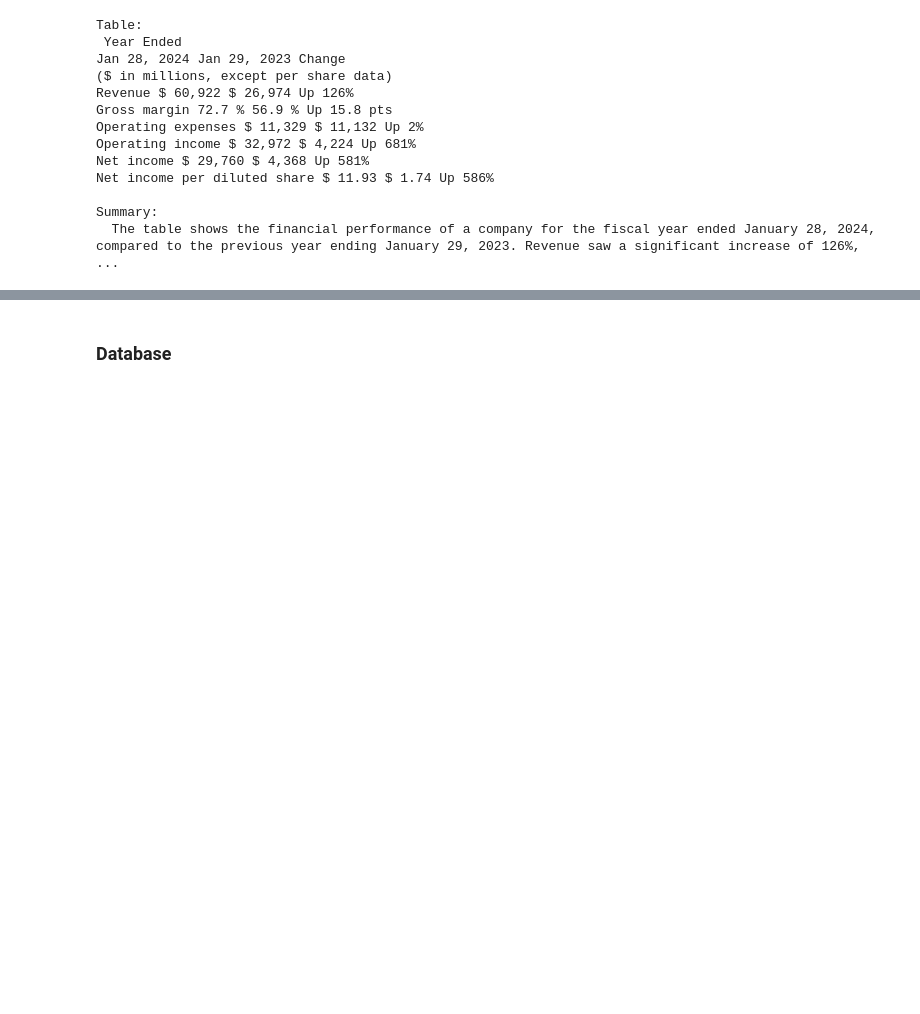
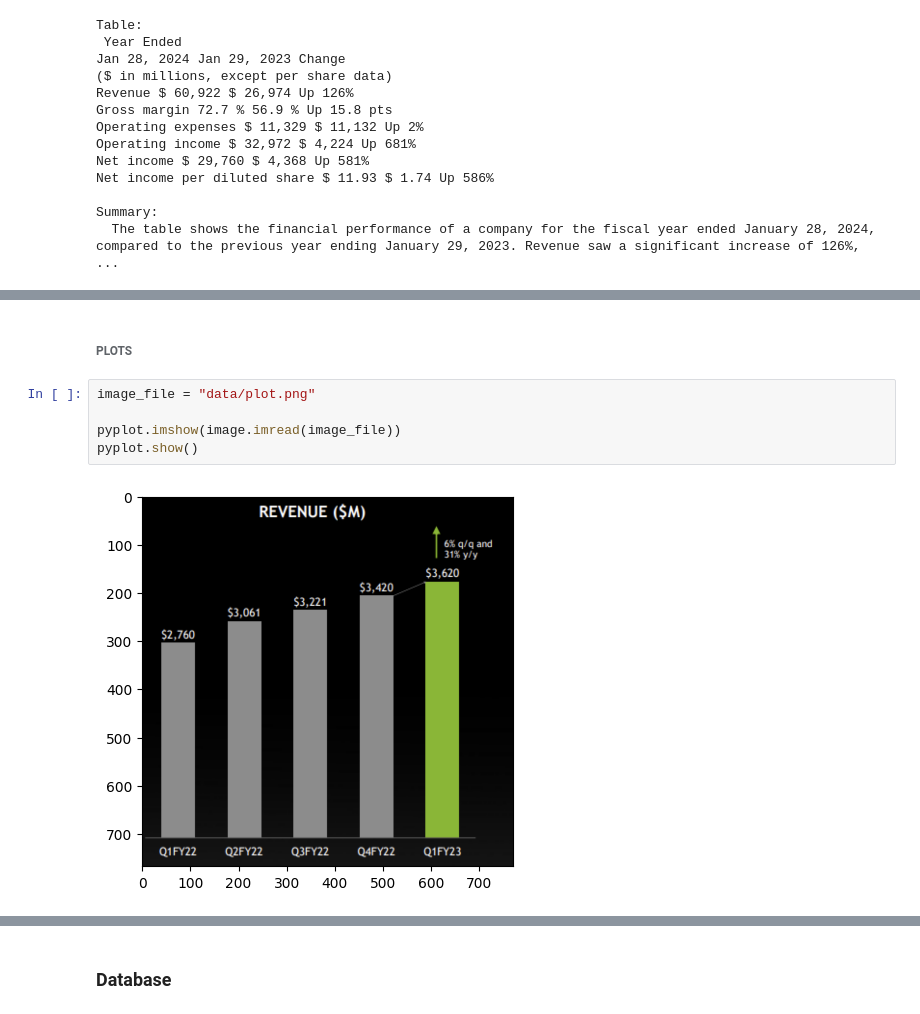
Before and after one commit to mdipietro09/GenerativeAI, a Jupyter notebook: notebook.ipynb, the cells around one changed output, grey strips where cells are left out. Saved outputs shown, nothing was run; the diff lists cells and outputs as text; blank space fills up the shorter version.

```diff
--- a/notebook.ipynb
+++ b/notebook.ipynb
@@ -175,0 +216,9 @@ Summary:
+# %% [markdown]
+###### PLOTS
+# %%
+image_file = "data/plot.png"
+
+pyplot.imshow(image.imread(image_file))
+pyplot.show()
+# %% [output]
+[figure, added]
```
Also changed, not shown: parts of 10 cells of this notebook, 2 other files.
